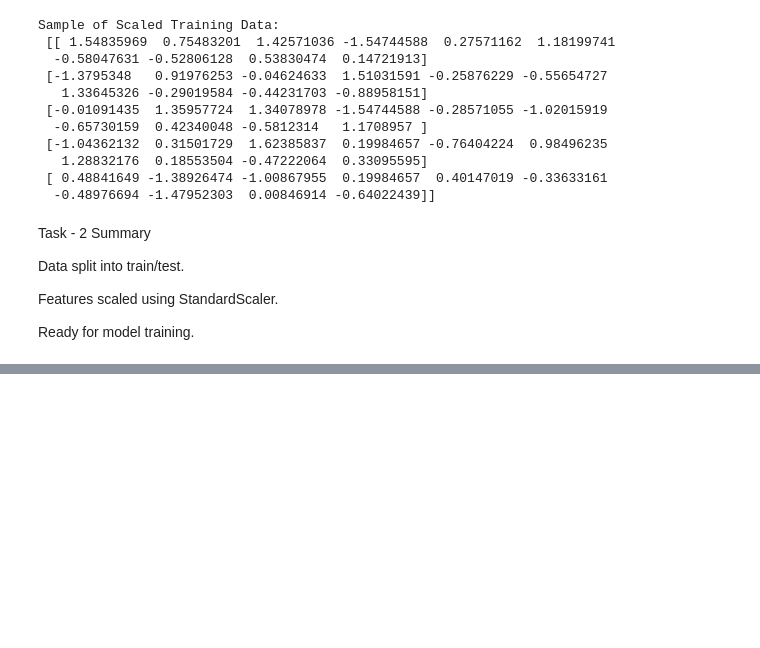
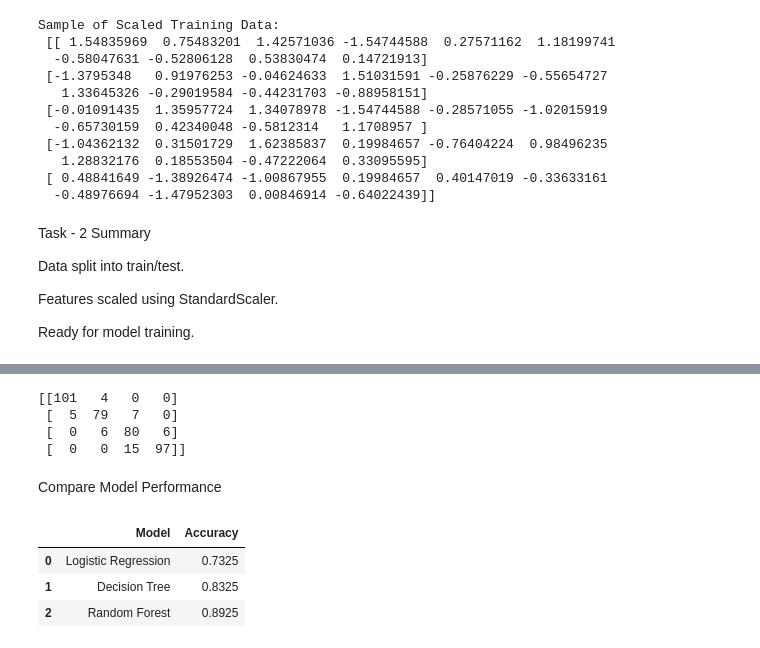
Before and after one commit to Chiyam-Chandar/CELLPHONE-PRICE-PREDICTION, a Jupyter notebook: CELLPHONE_PRICE_PREDICTION (1).ipynb, the cells around one changed output, grey strips where cells are left out. Saved outputs shown, nothing was run; the diff lists cells and outputs as text; code cells hidden in the pictures; blank space fills up the shorter version.

```diff
--- a/CELLPHONE_PRICE_PREDICTION (1).ipynb
+++ b/CELLPHONE_PRICE_PREDICTION (1).ipynb
@@ -327,0 +388,27 @@ NameError: name 'y_pred_lr' is not defined
+# %%
+from sklearn.metrics import confusion_matrix
+
+print(confusion_matrix(y_test, y_pred_rf))
+# %% [output]
+[[101   4   0   0]
+ [  5  79   7   0]
+ [  0   6  80   6]
+ [  0   0  15  97]]
+# %% [markdown]
+Compare Model Performance
+# %%
+model_comparison = pd.DataFrame({
+    "Model": ["Logistic Regression", "Decision Tree", "Random Forest"],
+    "Accuracy": [
+        accuracy_score(y_test, y_pred_lr),
+        accuracy_score(y_test, y_pred_dt),
+        accuracy_score(y_test, y_pred_rf)
+    ]
+})
+
+model_comparison
+# %% [output]
+|  | Model | Accuracy |
+| 0 | Logistic Regression | 0.7325 |
+| 1 | Decision Tree | 0.8325 |
+| 2 | Random Forest | 0.8925 |
```
Also changed, not shown: parts of 48 cells of this notebook.
